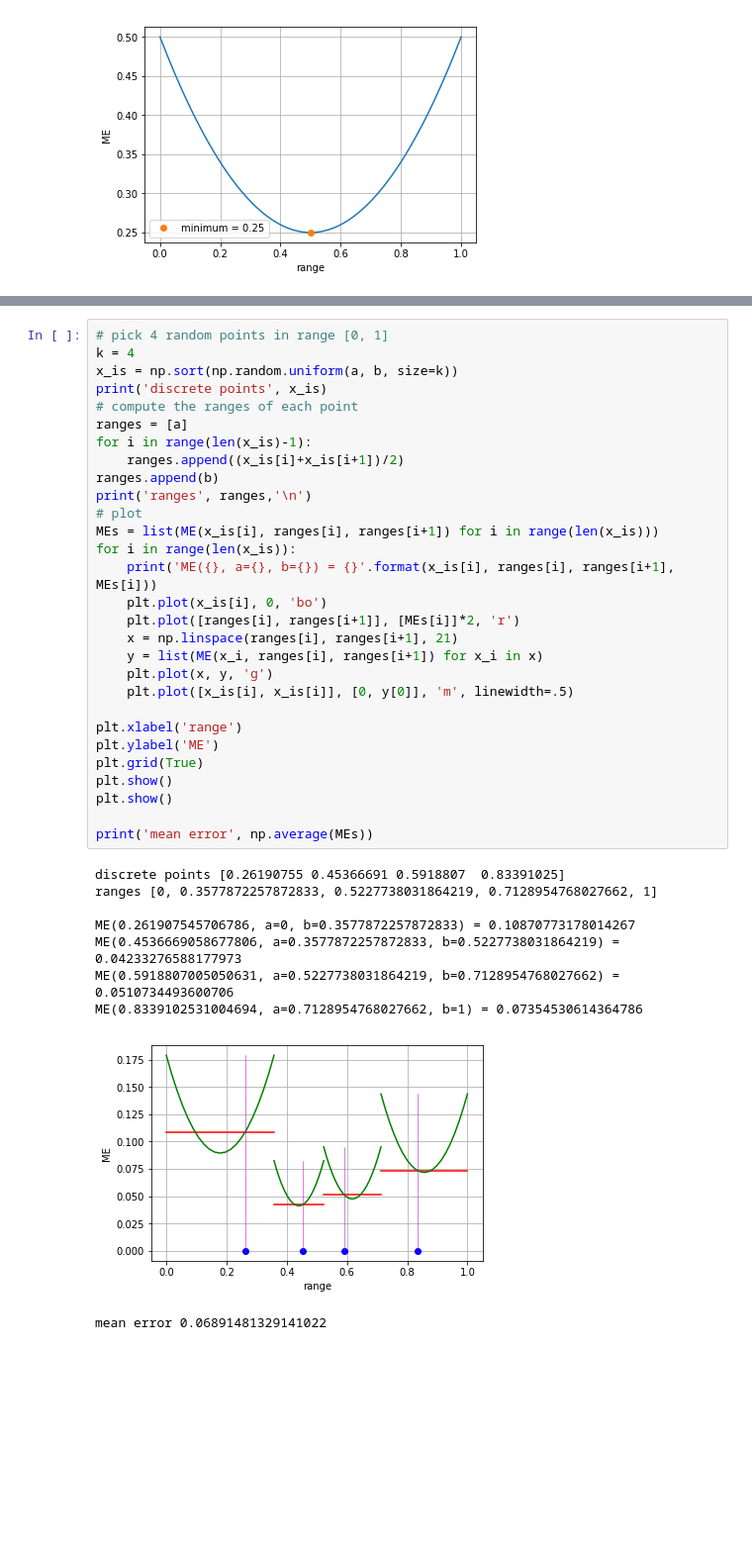
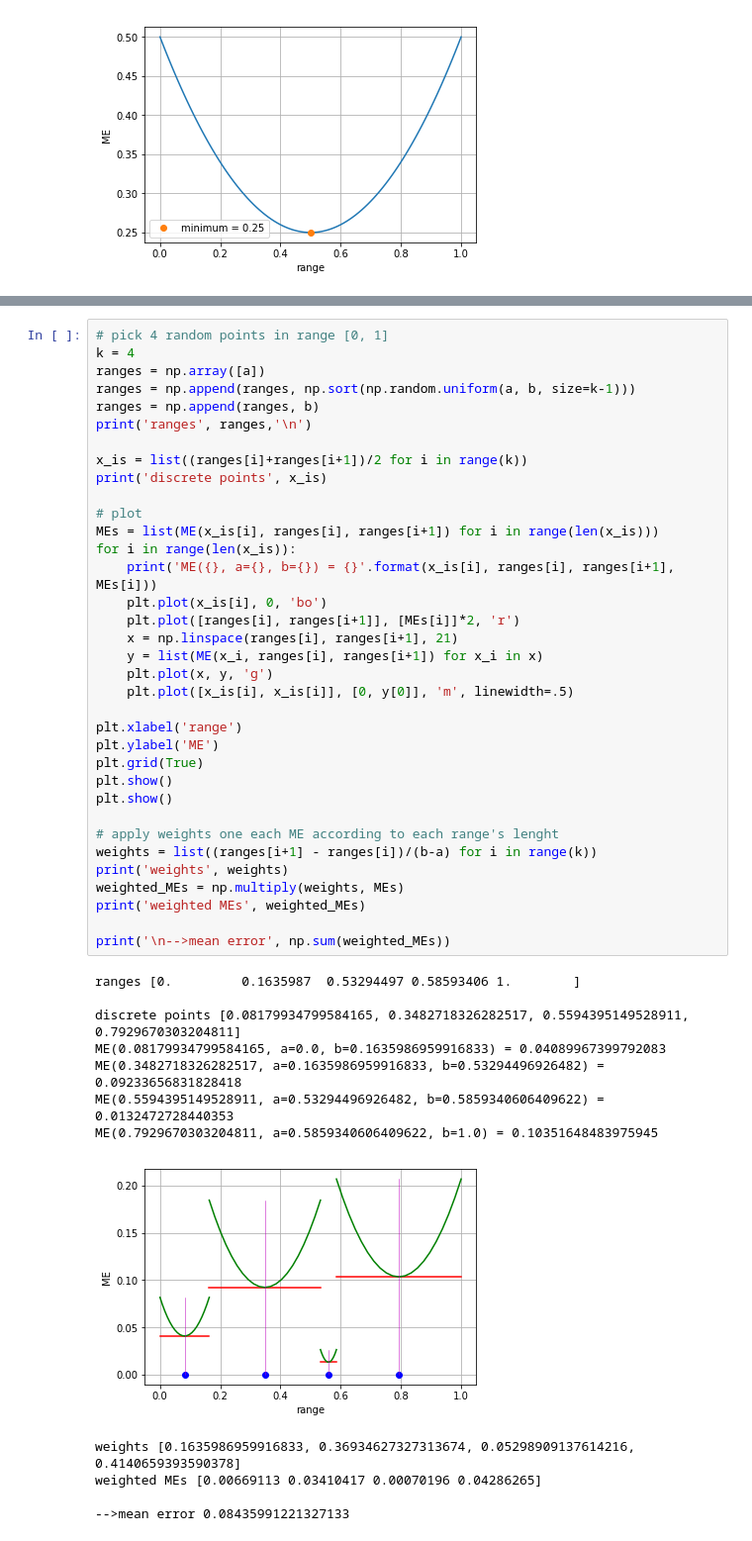
Before and after one commit to jimkon/adaptive-discretization, a Jupyter notebook: visualizations/theory.ipynb, the cells around one changed output, grey strips where cells are left out. Shown at 99% size. Drawn from its saved outputs; the diff is of its cells as text; blank space fills up the shorter version.

```diff
--- a/visualizations/theory.ipynb
+++ b/visualizations/theory.ipynb
@@ -65,39 +91,48 @@ Actually the ranges are assigned automatically due to the fact that we calculate
 # %%
 # pick 4 random points in range [0, 1]
 k = 4
-x_is = np.sort(np.random.uniform(a, b, size=k))
+ranges = np.array([a])
+ranges = np.append(ranges, np.sort(np.random.uniform(a, b, size=k-1)))
+ranges = np.append(ranges, b)
+print('ranges', ranges,'\n')
+
+x_is = list((ranges[i]+ranges[i+1])/2 for i in range(k))
 print('discrete points', x_is)
-# compute the ranges of each point
-ranges = [a]
-for i in range(len(x_is)-1):
-    ranges.append((x_is[i]+x_is[i+1])/2)
-ranges.append(b)
-print('ranges', ranges,'\n')
+
 # plot
 MEs = list(ME(x_is[i], ranges[i], ranges[i+1]) for i in range(len(x_is)))
 for i in range(len(x_is)):
     print('ME({}, a={}, b={}) = {}'.format(x_is[i], ranges[i], ranges[i+1], MEs[i]))
     plt.plot(x_is[i], 0, 'bo')
     plt.plot([ranges[i], ranges[i+1]], [MEs[i]]*2, 'r')
     x = np.linspace(ranges[i], ranges[i+1], 21)
     y = list(ME(x_i, ranges[i], ranges[i+1]) for x_i in x)
     plt.plot(x, y, 'g')
     plt.plot([x_is[i], x_is[i]], [0, y[0]], 'm', linewidth=.5)
 
 plt.xlabel('range')
 plt.ylabel('ME')
 plt.grid(True)
 plt.show()
 plt.show()
 
-print('mean error', np.average(MEs))
+# apply weights one each ME according to each range's lenght
+weights = list((ranges[i+1] - ranges[i])/(b-a) for i in range(k))
+print('weights', weights)
+weighted_MEs = np.multiply(weights, MEs)
+print('weighted MEs', weighted_MEs)
+
+print('\n-->mean error', np.sum(weighted_MEs))
 # %% [output]
-discrete points [0.26190755 0.45366691 0.5918807  0.83391025]
-ranges [0, 0.3577872257872833, 0.5227738031864219, 0.7128954768027662, 1]
+ranges [0.         0.1635987  0.53294497 0.58593406 1.        ]
 
-ME(0.261907545706786, a=0, b=0.3577872257872833) = 0.10870773178014267
-ME(0.4536669058677806, a=0.3577872257872833, b=0.5227738031864219) = 0.04233276588177973
-ME(0.5918807005050631, a=0.5227738031864219, b=0.7128954768027662) = 0.0510734493600706
-ME(0.8339102531004694, a=0.7128954768027662, b=1) = 0.07354530614364786
+discrete points [0.08179934799584165, 0.3482718326282517, 0.5594395149528911, 0.7929670303204811]
+ME(0.08179934799584165, a=0.0, b=0.1635986959916833) = 0.04089967399792083
+ME(0.3482718326282517, a=0.1635986959916833, b=0.53294496926482) = 0.09233656831828418
+ME(0.5594395149528911, a=0.53294496926482, b=0.5859340606409622) = 0.0132472728440353
+ME(0.7929670303204811, a=0.5859340606409622, b=1.0) = 0.10351648483975945
-[figure, old version]
+[figure, new version]
-mean error 0.06891481329141022
+weights [0.1635986959916833, 0.36934627327313674, 0.05298909137614216, 0.4140659393590378]
+weighted MEs [0.00669113 0.03410417 0.00070196 0.04286265]
+
+-->mean error 0.08435991221327133
```
Also changed, not shown: parts of 5 cells of this notebook.
